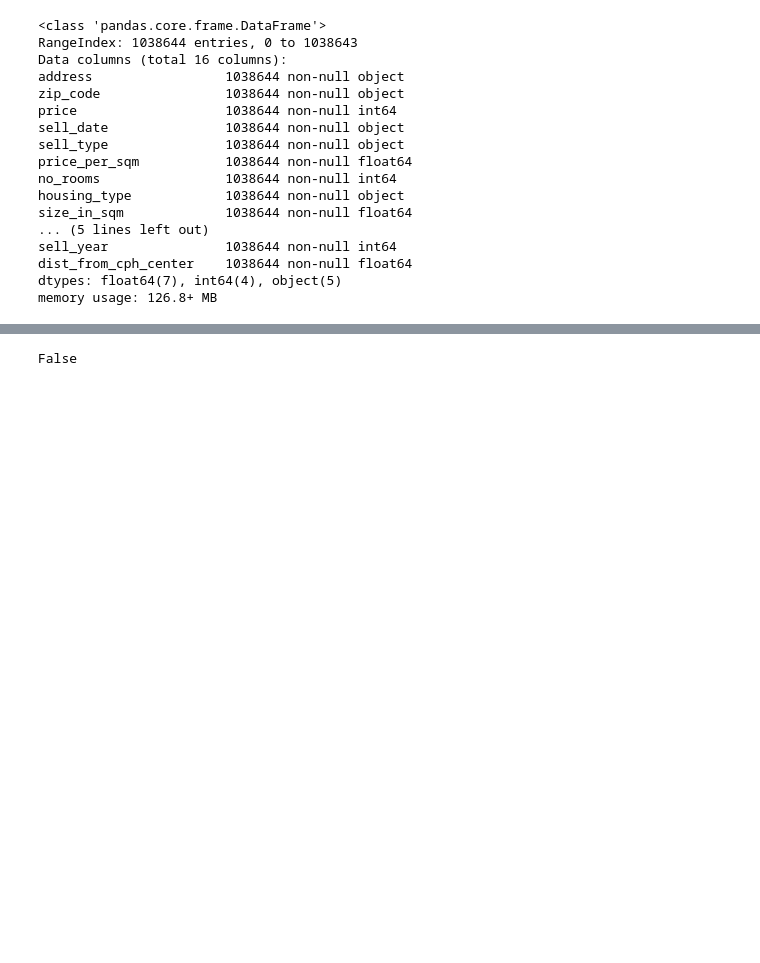
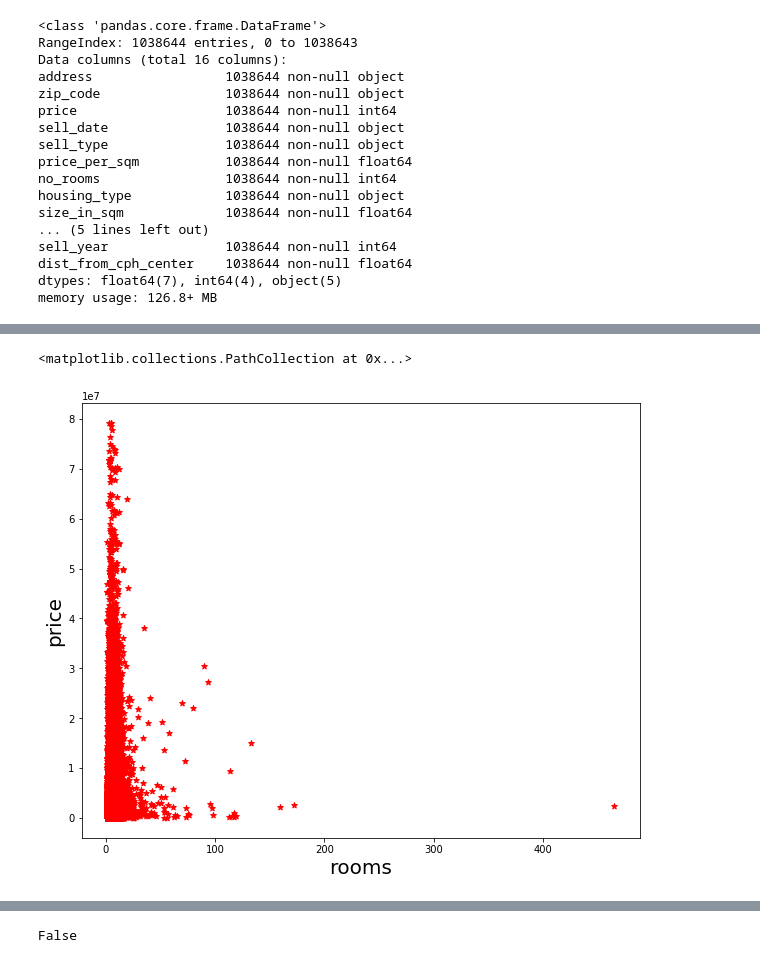
Before and after one commit to lakridserne/PowerSmiling, a Jupyter notebook: assignment_7/BI_assignment7.ipynb, the cells around one changed output, grey strips where cells are left out. Cells and saved outputs as stored; diff of their text form; code cells hidden in the pictures; blank space fills up the shorter version.

```diff
--- a/assignment_7/BI_assignment7.ipynb
+++ b/assignment_7/BI_assignment7.ipynb
@@ -95,0 +176,8 @@ validation_xx = pd.concat([asample.iloc[:,0:17],bsample.iloc[:,0:17],csample.ilo
+# %%
+plt.figure(figsize=(10,8))
+plt.xlabel('rooms' ,fontsize='20')
+plt.ylabel('price' ,fontsize='20')
+plt.scatter( df['no_rooms'], df['price'],  color='red', marker='*')
+# %% [output]
+<matplotlib.collections.PathCollection at 0x...>
+[figure, added]
```
Also changed, not shown: parts of 64 cells of this notebook.
